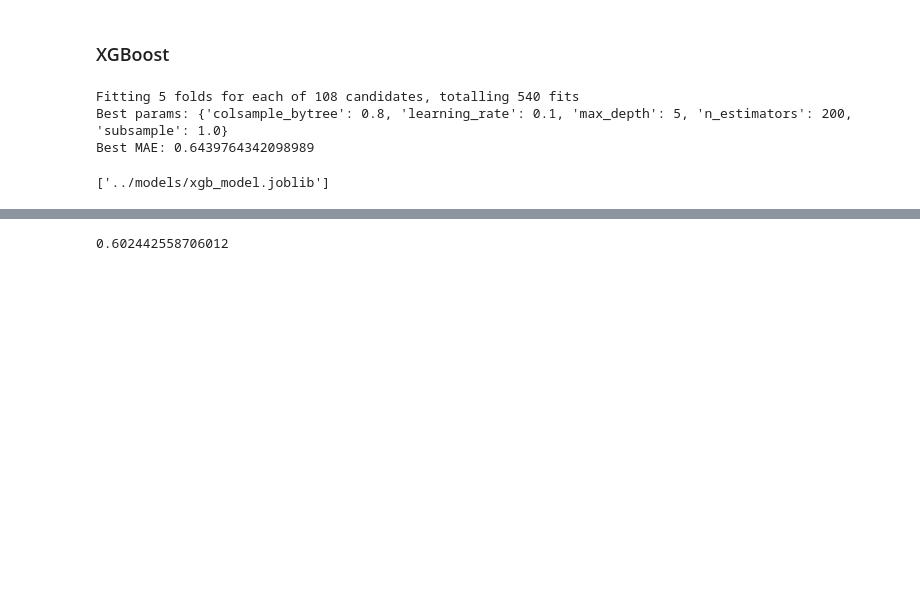
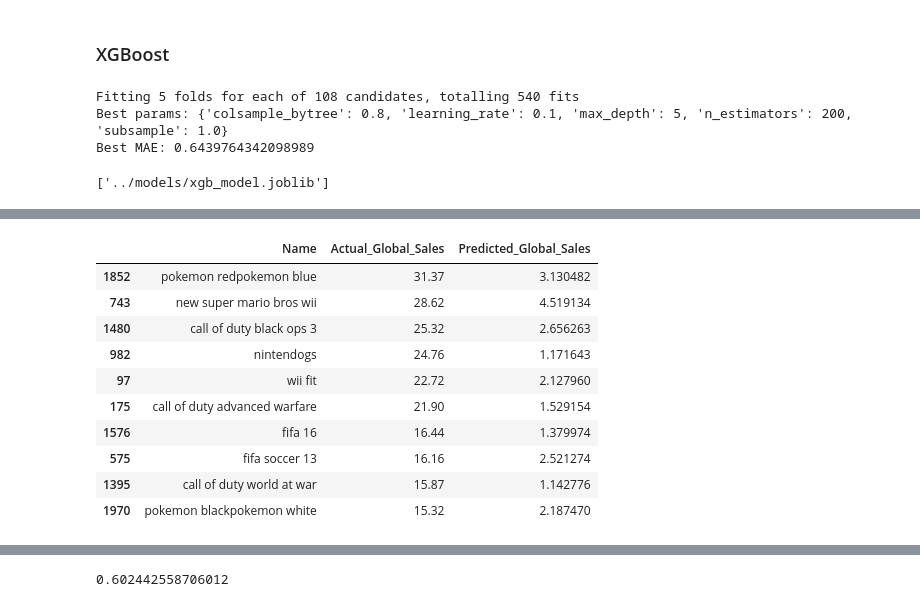
Before and after one commit to maxaclark/forecasting-video-game-sales, a Jupyter notebook: notebooks/ML_pipeline.ipynb, the cells around one changed output, grey strips where cells are left out. Saved outputs shown, nothing was run; the diff lists cells and outputs as text; code cells hidden in the pictures; blank space fills up the shorter version.

```diff
--- a/notebooks/ML_pipeline.ipynb
+++ b/notebooks/ML_pipeline.ipynb
@@ -288,3 +296,18 @@ xgb_results_df
 | 2266 | gaia saver hero saidai no sakusen | 0.03 | 0.189030 |
 | 2267 | princess in love | 0.08 | 0.274584 |
 2268 rows × 3 columns
+# %%
+top_10 = xgb_results_df.sort_values(by="Actual_Global_Sales", ascending=False).head(10)
+top_10
+# %% [output]
+|  | Name | Actual_Global_Sales | Predicted_Global_Sales |
+| 1852 | pokemon redpokemon blue | 31.37 | 3.130482 |
+| 743 | new super mario bros wii | 28.62 | 4.519134 |
+| 1480 | call of duty black ops 3 | 25.32 | 2.656263 |
+| 982 | nintendogs | 24.76 | 1.171643 |
+| 97 | wii fit | 22.72 | 2.127960 |
+| 175 | call of duty advanced warfare | 21.90 | 1.529154 |
+| 1576 | fifa 16 | 16.44 | 1.379974 |
+| 575 | fifa soccer 13 | 16.16 | 2.521274 |
+| 1395 | call of duty world at war | 15.87 | 1.142776 |
+| 1970 | pokemon blackpokemon white | 15.32 | 2.187470 |
```
Also changed, not shown: parts of 18 cells of this notebook, 3 other files.
